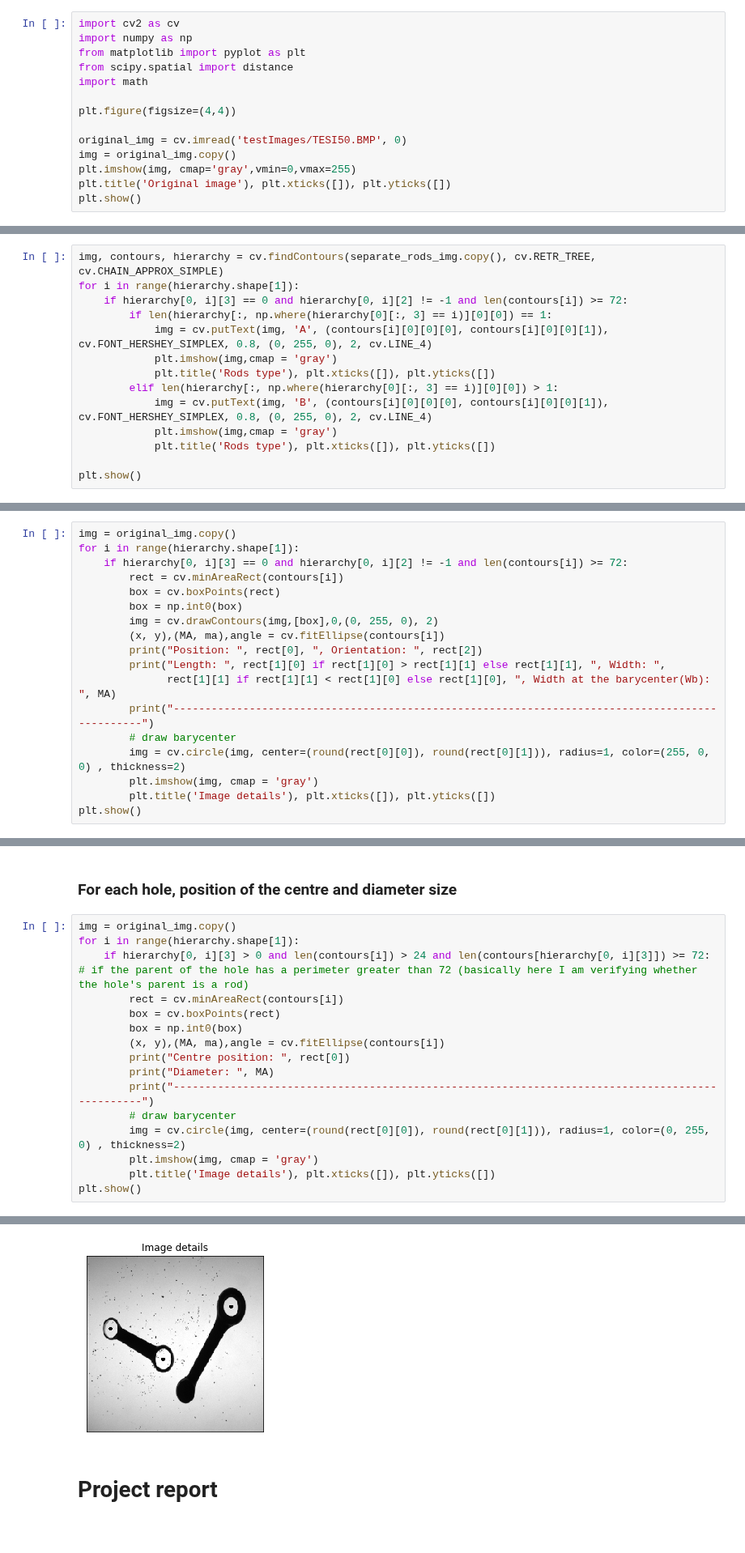
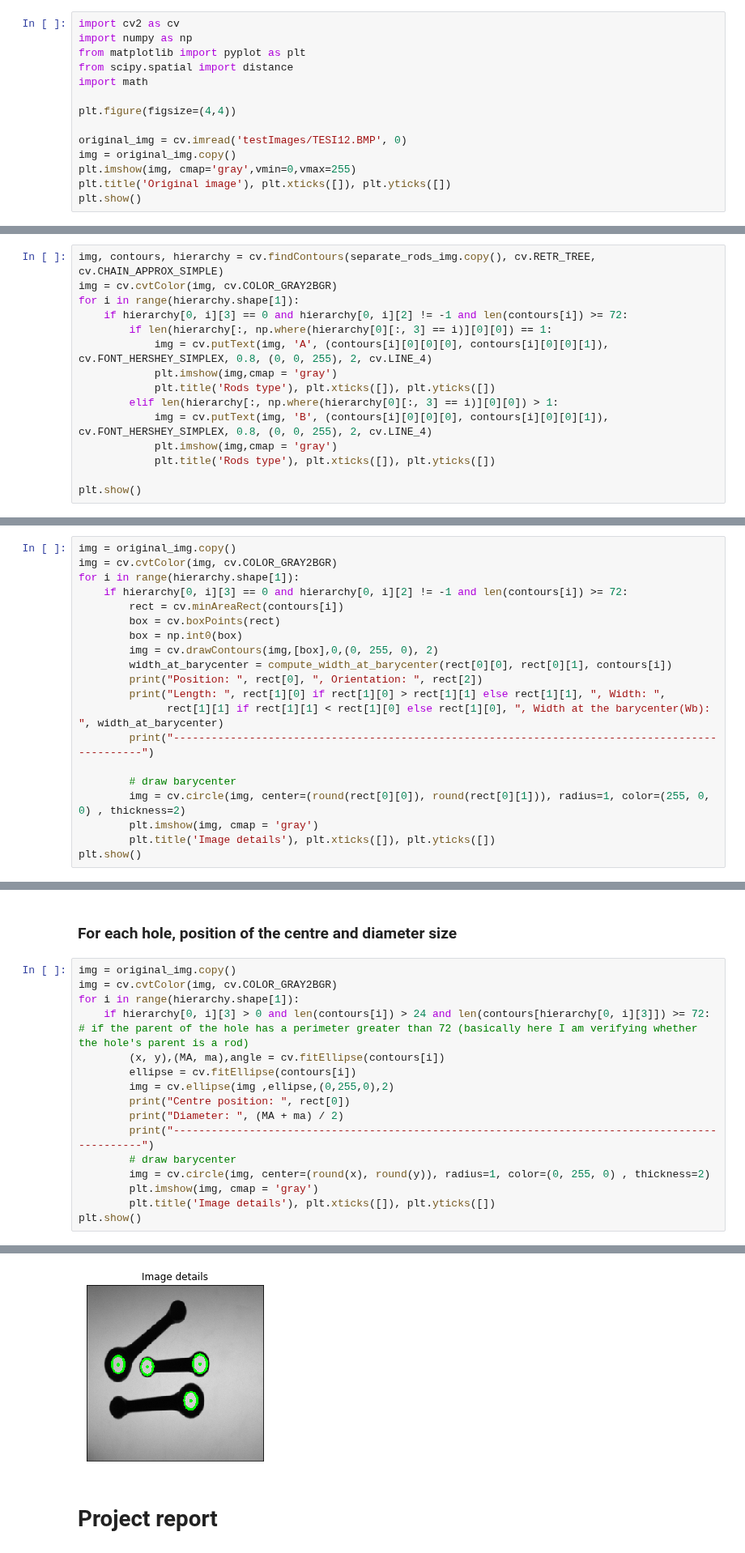
Before and after one commit to pptr3/connecting-rods, a Jupyter notebook: Connecting Rods.ipynb, the cells around one changed output, grey strips where cells are left out. Shown at 81% size. Drawn from its saved outputs; the diff is of its cells as text.

```diff
--- a/Connecting Rods.ipynb
+++ b/Connecting Rods.ipynb
@@ -72,7 +113,7 @@ import math
 
 plt.figure(figsize=(4,4))
 
-original_img = cv.imread('testImages/TESI50.BMP', 0)
+original_img = cv.imread('testImages/TESI12.BMP', 0)
 img = original_img.copy()
 plt.imshow(img, cmap='gray',vmin=0,vmax=255)
 plt.title('Original image'), plt.xticks([]), plt.yticks([])
@@ -120,14 +149,15 @@ plt.show()
 ### Labeling rods type
 # %%
 img, contours, hierarchy = cv.findContours(separate_rods_img.copy(), cv.RETR_TREE, cv.CHAIN_APPROX_SIMPLE)
+img = cv.cvtColor(img, cv.COLOR_GRAY2BGR)
 for i in range(hierarchy.shape[1]):
     if hierarchy[0, i][3] == 0 and hierarchy[0, i][2] != -1 and len(contours[i]) >= 72:
         if len(hierarchy[:, np.where(hierarchy[0][:, 3] == i)][0][0]) == 1:
-            img = cv.putText(img, 'A', (contours[i][0][0][0], contours[i][0][0][1]), cv.FONT_HERSHEY_SIMPLEX, 0.8, (0, 255, 0), 2, cv.LINE_4)
+            img = cv.putText(img, 'A', (contours[i][0][0][0], contours[i][0][0][1]), cv.FONT_HERSHEY_SIMPLEX, 0.8, (0, 0, 255), 2, cv.LINE_4)
             plt.imshow(img,cmap = 'gray')
             plt.title('Rods type'), plt.xticks([]), plt.yticks([])
         elif len(hierarchy[:, np.where(hierarchy[0][:, 3] == i)][0][0]) > 1:
-            img = cv.putText(img, 'B', (contours[i][0][0][0], contours[i][0][0][1]), cv.FONT_HERSHEY_SIMPLEX, 0.8, (0, 255, 0), 2, cv.LINE_4)
+            img = cv.putText(img, 'B', (contours[i][0][0][0], contours[i][0][0][1]), cv.FONT_HERSHEY_SIMPLEX, 0.8, (0, 0, 255), 2, cv.LINE_4)
             plt.imshow(img,cmap = 'gray')
             plt.title('Rods type'), plt.xticks([]), plt.yticks([])
 
@@ -138,17 +168,19 @@ plt.show()
 ### Position, orientation, length, width and width at the barycenter Wb
 # %%
 img = original_img.copy()
+img = cv.cvtColor(img, cv.COLOR_GRAY2BGR)
 for i in range(hierarchy.shape[1]):
     if hierarchy[0, i][3] == 0 and hierarchy[0, i][2] != -1 and len(contours[i]) >= 72:
         rect = cv.minAreaRect(contours[i])
         box = cv.boxPoints(rect)
         box = np.int0(box)
         img = cv.drawContours(img,[box],0,(0, 255, 0), 2)
-        (x, y),(MA, ma),angle = cv.fitEllipse(contours[i])
+        width_at_barycenter = compute_width_at_barycenter(rect[0][0], rect[0][1], contours[i])
         print("Position: ", rect[0], ", Orientation: ", rect[2])
         print("Length: ", rect[1][0] if rect[1][0] > rect[1][1] else rect[1][1], ", Width: ",
-              rect[1][1] if rect[1][1] < rect[1][0] else rect[1][0], ", Width at the barycenter(Wb): ", MA)
+              rect[1][1] if rect[1][1] < rect[1][0] else rect[1][0], ", Width at the barycenter(Wb): ", width_at_barycenter)
         print("------------------------------------------------------------------------------------------------")
+
         # draw barycenter
         img = cv.circle(img, center=(round(rect[0][0]), round(rect[0][1])), radius=1, color=(255, 0, 0) , thickness=2)
         plt.imshow(img, cmap = 'gray')
@@ -166,17 +201,17 @@ Length:  183.044189453125 , Width:  45.923744201660156 , Width at the barycenter
 ### For each hole, position of the centre and diameter size
 # %%
 img = original_img.copy()
+img = cv.cvtColor(img, cv.COLOR_GRAY2BGR)
 for i in range(hierarchy.shape[1]):
     if hierarchy[0, i][3] > 0 and len(contours[i]) > 24 and len(contours[hierarchy[0, i][3]]) >= 72: # if the parent of the hole has a perimeter greater than 72 (basically here I am verifying whether the hole's parent is a rod)
-        rect = cv.minAreaRect(contours[i])
-        box = cv.boxPoints(rect)
-        box = np.int0(box)
         (x, y),(MA, ma),angle = cv.fitEllipse(contours[i])
+        ellipse = cv.fitEllipse(contours[i])
+        img = cv.ellipse(img ,ellipse,(0,255,0),2)
         print("Centre position: ", rect[0])
-        print("Diameter: ", MA)
+        print("Diameter: ", (MA + ma) / 2)
         print("------------------------------------------------------------------------------------------------")
         # draw barycenter
-        img = cv.circle(img, center=(round(rect[0][0]), round(rect[0][1])), radius=1, color=(0, 255, 0) , thickness=2)
+        img = cv.circle(img, center=(round(x), round(y)), radius=1, color=(0, 255, 0) , thickness=2)
         plt.imshow(img, cmap = 'gray')
         plt.title('Image details'), plt.xticks([]), plt.yticks([])
 plt.show()
@@ -193,4 +231,4 @@ Diameter:  19.91745948791504
-[figure, old version]
+[figure, new version]
 # %% [markdown]
 # Project report
 # %% [markdown]
```
Also changed, not shown: parts of 17 cells of this notebook.
